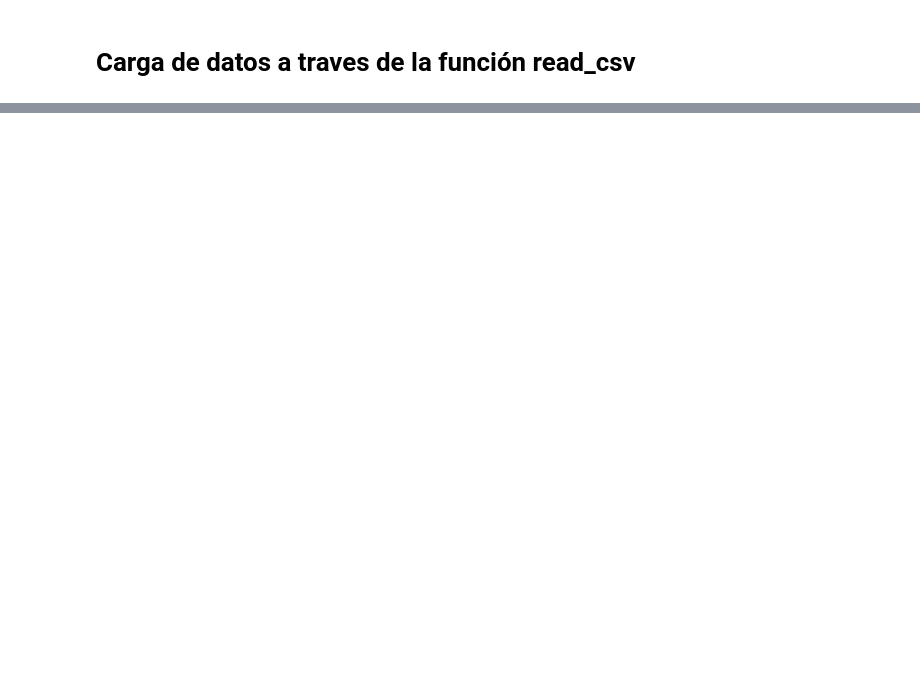
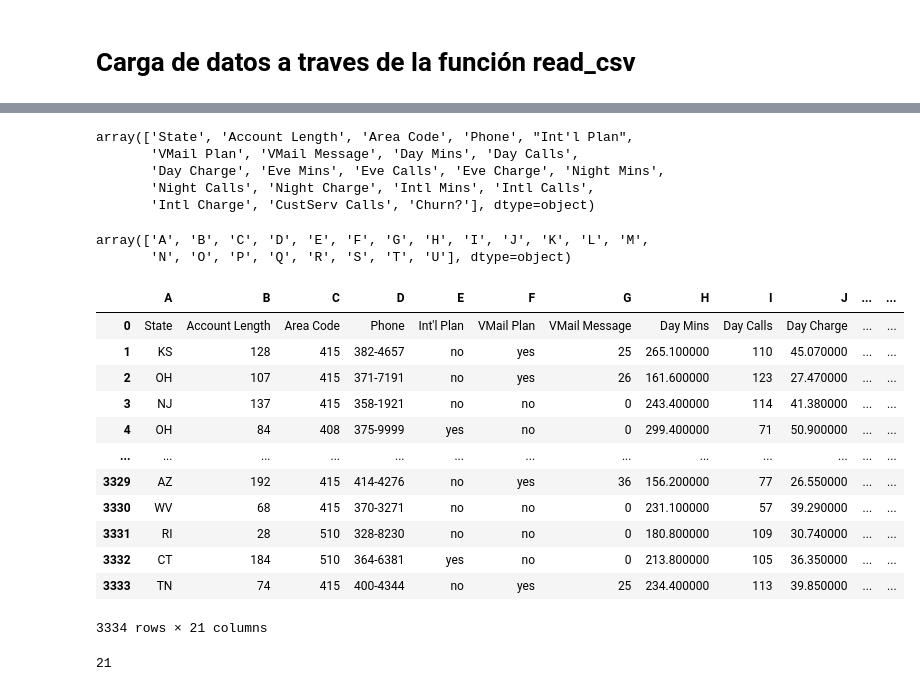
Before and after one commit to jobcito/python-ml-course, a Jupyter notebook: notebooks/T1 - 1 - Titanic - JOB.ipynb, the cells around one changed output, grey strips where cells are left out. Drawn from its saved outputs; the diff is of its cells as text; code cells hidden in the pictures; blank space fills up the shorter version.

```diff
--- a/notebooks/T1 - 1 - Titanic - JOB.ipynb
+++ b/notebooks/T1 - 1 - Titanic - JOB.ipynb
@@ -5 +6,5 @@ import pandas as pd
+# %%
+mainpath = "C:/Users/jorellanab/Documents/GitHub/python-ml-course/datasets"
+filename = "titanic/titanic3.csv"
+fullname = os.path.join(mainpath,filename)
 # %%
@@ -15,0 +37,35 @@ data.head()
+# %%
+data2.columns.values
+# %% [output]
+array(['State', 'Account Length', 'Area Code', 'Phone', "Int'l Plan",
+       'VMail Plan', 'VMail Message', 'Day Mins', 'Day Calls',
+       'Day Charge', 'Eve Mins', 'Eve Calls', 'Eve Charge', 'Night Mins',
+       'Night Calls', 'Night Charge', 'Intl Mins', 'Intl Calls',
+       'Intl Charge', 'CustServ Calls', 'Churn?'], dtype=object)
+# %%
+data_cols = pd.read_csv(mainpath + "/" + "customer-churn-model/Customer Churn Columns.csv")
+# %%
+data_col_list = data_cols["Column_Names"].tolist()
+# %%
+data2 = pd.read_csv(mainpath + "/" + "customer-churn-model/Customer Churn Model.txt", header = None , names = data_col_list )
+# %%
+data2.columns.values
+# %% [output]
+array(['A', 'B', 'C', 'D', 'E', 'F', 'G', 'H', 'I', 'J', 'K', 'L', 'M',
+       'N', 'O', 'P', 'Q', 'R', 'S', 'T', 'U'], dtype=object)
+# %%
+data2
+# %% [output]
+|  | A | B | C | D | E | F | G | H | I | J | ... | ... |
+| 0 | State | Account Length | Area Code | Phone | Int'l Plan | VMail Plan | VMail Message | Day Mins | Day Calls | Day Charge | ... | ... |
+| 1 | KS | 128 | 415 | 382-4657 | no | yes | 25 | 265.100000 | 110 | 45.070000 | ... | ... |
+| 2 | OH | 107 | 415 | 371-7191 | no | yes | 26 | 161.600000 | 123 | 27.470000 | ... | ... |
+| 3 | NJ | 137 | 415 | 358-1921 | no | no | 0 | 243.400000 | 114 | 41.380000 | ... | ... |
+| 4 | OH | 84 | 408 | 375-9999 | yes | no | 0 | 299.400000 | 71 | 50.900000 | ... | ... |
+| ... | ... | ... | ... | ... | ... | ... | ... | ... | ... | ... | ... | ... |
+| 3329 | AZ | 192 | 415 | 414-4276 | no | yes | 36 | 156.200000 | 77 | 26.550000 | ... | ... |
+| 3330 | WV | 68 | 415 | 370-3271 | no | no | 0 | 231.100000 | 57 | 39.290000 | ... | ... |
+| 3331 | RI | 28 | 510 | 328-8230 | no | no | 0 | 180.800000 | 109 | 30.740000 | ... | ... |
+| 3332 | CT | 184 | 510 | 364-6381 | yes | no | 0 | 213.800000 | 105 | 36.350000 | ... | ... |
+| 3333 | TN | 74 | 415 | 400-4344 | no | yes | 25 | 234.400000 | 113 | 39.850000 | ... | ... |
+3334 rows × 21 columns
@@ -15,0 +78,4 @@ data.head()
+# %%
+n_cols
+# %% [output]
+21
```
Also changed, not shown: parts of 34 cells of this notebook, 7 other files.
